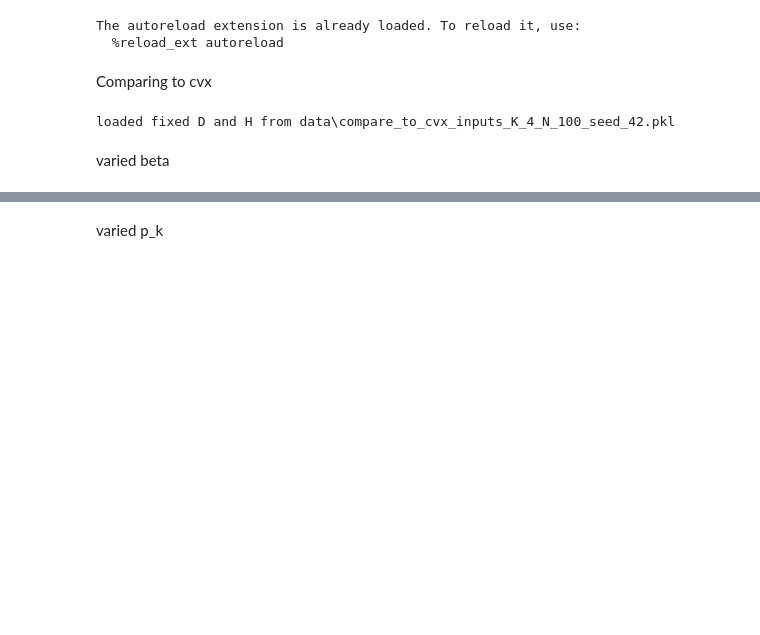
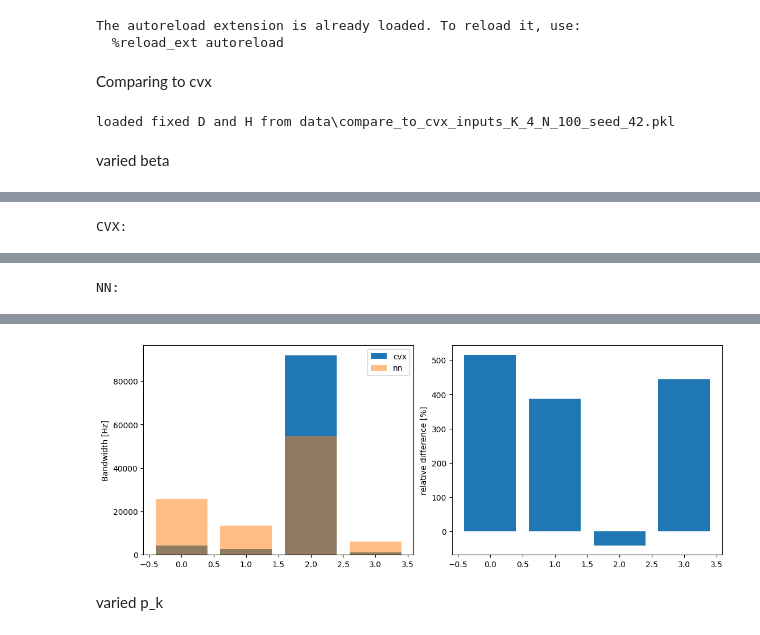
Before and after one commit to zycsss/Bachelor-Thesis, a Jupyter notebook: src/simulation_results.ipynb, the cells around one changed output, grey strips where cells are left out. Saved outputs shown, nothing was run; the diff lists cells and outputs as text; code cells hidden in the pictures; blank space fills up the shorter version.

```diff
--- a/src/simulation_results.ipynb
+++ b/src/simulation_results.ipynb
@@ -197,0 +363,10 @@ Text(0.5, 1.0, 'max completion time vs. max compression ratio')
+# %%
+
+
+scenario_idx = len(beta) - 1
+sample_idx = 16
+
+
+plot_b_allocation_comparison(prob_beta_cvx, prob_beta[0], scenario_idx, sample_idx)
+# %% [output]
+CVX:
@@ -197,0 +379 @@ Text(0.5, 1.0, 'max completion time vs. max compression ratio')
+NN:
@@ -198,3 +386,4 @@ Text(0.5, 1.0, 'max completion time vs. max compression ratio')
+[figure, added]
 # %% [markdown]
 varied p_k
 # %%
```
Also changed, not shown: parts of 31 cells of this notebook, 15 other files.
